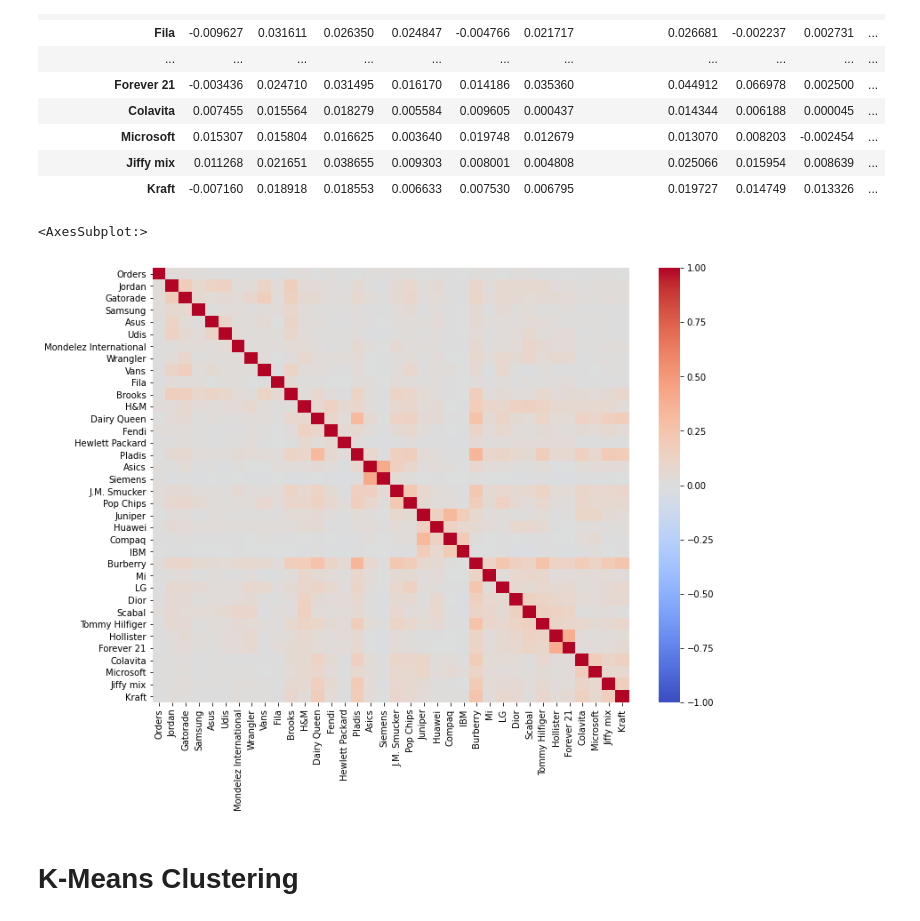
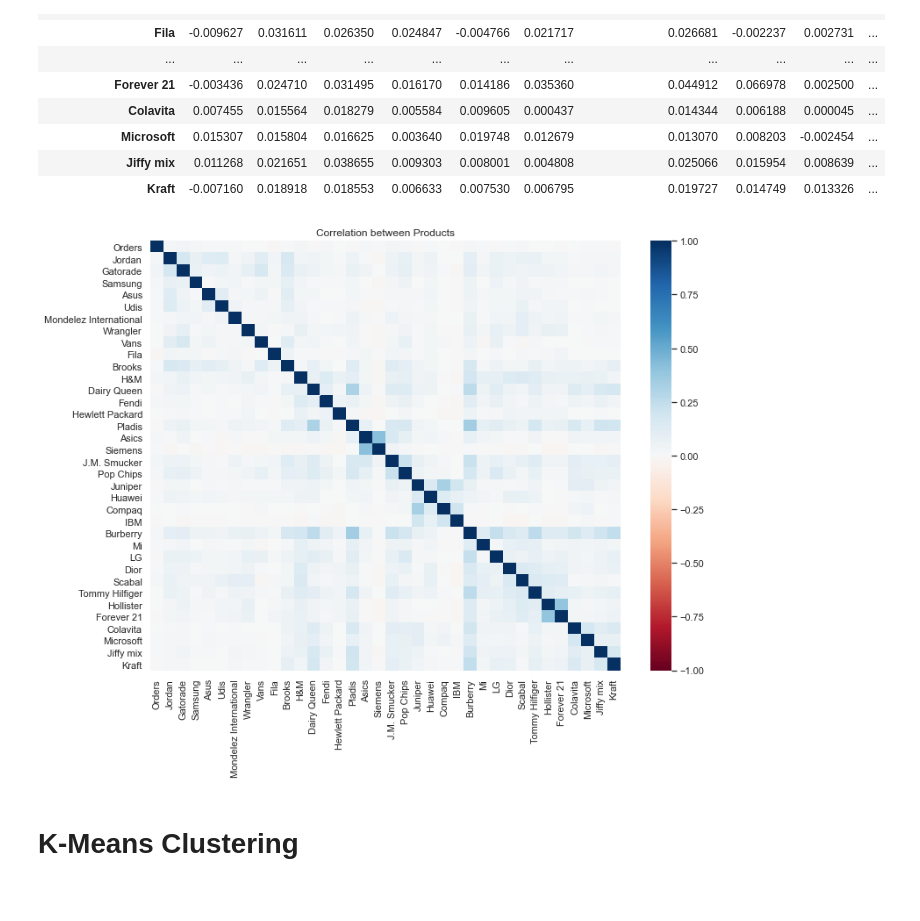
Before and after one commit to darshan-ds/E_commerce_Customer_Segmentation, a Jupyter notebook: customer_segmentation_k_means.ipynb, the cells around one changed output. Saved outputs shown, nothing was run; the diff lists cells and outputs as text; code cells hidden in the pictures.

```diff
--- a/customer_segmentation_k_means.ipynb
+++ b/customer_segmentation_k_means.ipynb
@@ -2471,0 +2583,8 @@ Name: IBM, dtype: float64
+# %%
+plt.figure()
+sns.set(palette='colorblind')
+proportion_df.T.plot(kind='bar', stacked=True, figsize=(20,15))
+plt.title('Normalized value counts of all products')
+plt.xlabel('Product name')
+plt.ylabel('Percentage')
+plt.savefig('plots/valuecount_stacked.png')
@@ -2520,10 +2644,11 @@ df_new.corr()
 | Kraft | -0.007160 | 0.018918 | 0.018553 | 0.006633 | 0.007530 | 0.006795 | 0.019727 | 0.014749 | 0.013326 | ... |
 # %%
 plt.figure(figsize=(12,9))
-sns.heatmap(df_new.corr(), vmin=-1, cmap='coolwarm')
+sns.heatmap(df_new.corr(), vmin=-1, cmap='RdBu')
+plt.title('Correlation between Products')
+plt.savefig('corrplot.png')
 # %% [output]
-<AxesSubplot:>
-[figure, old version]
+[figure, new version]
 # %%
 from sklearn.preprocessing import StandardScaler
 # %%
```
Also changed, not shown: parts of 63 cells of this notebook, 10 other files.
